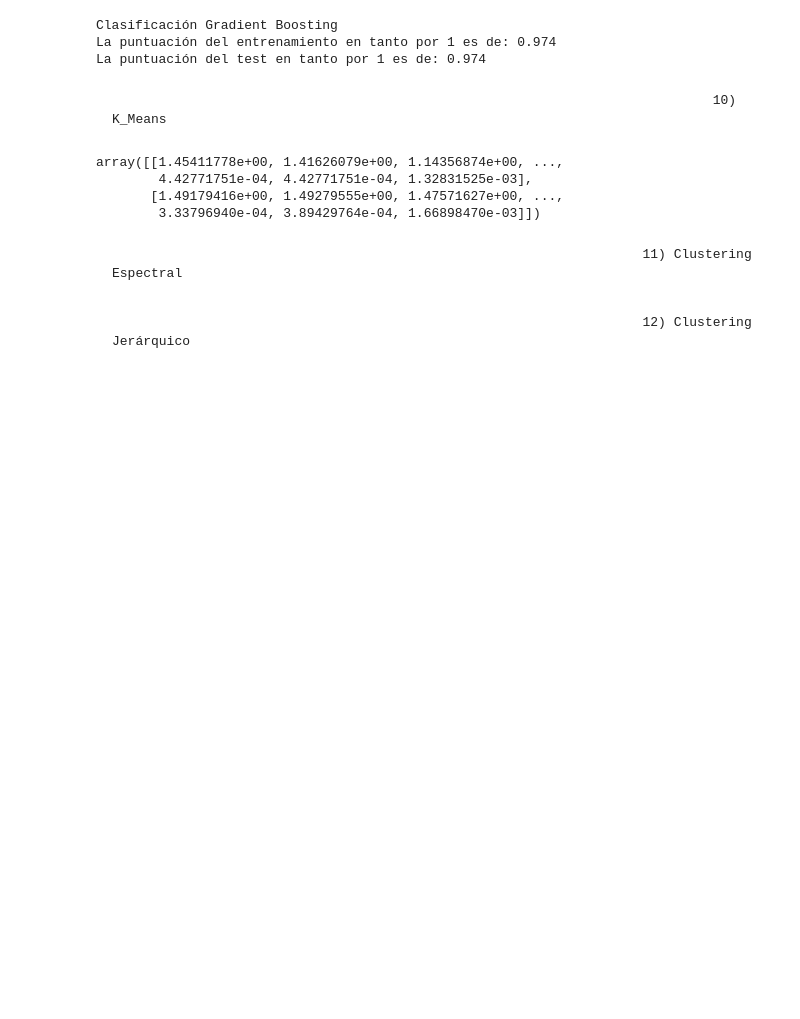
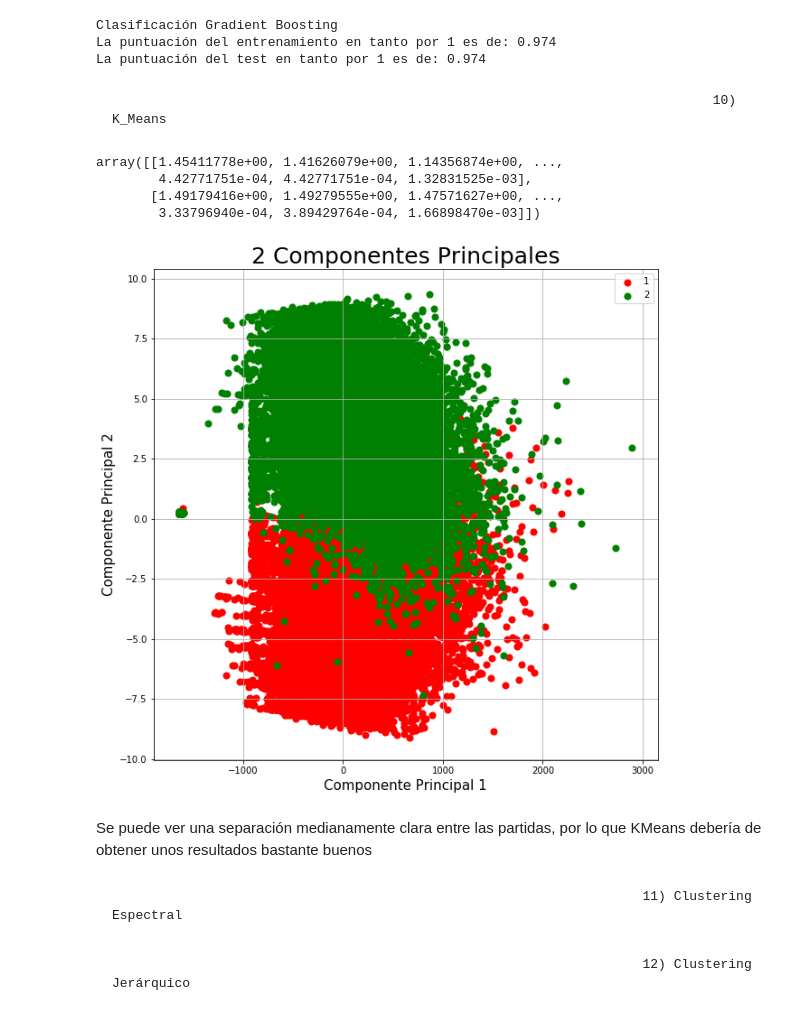
Before and after one commit to JParzival/TFE, a Jupyter notebook: league_ml.ipynb, the cells around one changed output. Saved outputs shown, nothing was run; the diff lists cells and outputs as text; code cells hidden in the pictures; blank space fills up the shorter version.

Commit message:
Añadido plot puntos

```diff
--- a/league_ml.ipynb
+++ b/league_ml.ipynb
@@ -797,6 +797,38 @@ array([[1.45411778e+00, 1.41626079e+00, 1.14356874e+00, ...,
         4.42771751e-04, 4.42771751e-04, 1.32831525e-03],
        [1.49179416e+00, 1.49279555e+00, 1.47571627e+00, ...,
         3.33796940e-04, 3.89429764e-04, 1.66898470e-03]])
+# %%
+# Esta representación no es la de KMeans, sino la real sobre las dos dimensiones más significativas
+
+from sklearn.decomposition import PCA
+
+pca = PCA(n_components=2)
+
+comp_p = pca.fit_transform(games_ml)
+df_pca_2 = pd.DataFrame(data = comp_p, columns = ['Componente Principal 1', 'Componente Principal 2'])
+
+df_pca_2 = pd.concat([df_pca_2, winner_ml], axis = 1)
+
+fig = plt.figure(figsize = (10,10))
+ax = fig.add_subplot(1,1,1)
+ax.set_xlabel('Componente Principal 1', fontsize = 15)
+ax.set_ylabel('Componente Principal 2', fontsize = 15)
+ax.set_title('2 Componentes Principales', fontsize = 25)
+targets = [1, 2]
+colors = ['r', 'g']
+
+for target, color in zip(targets,colors):
+    indicesToKeep = df_pca_2.iloc[:, 2] == target
+    ax.scatter(df_pca_2.loc[indicesToKeep, 'Componente Principal 1'], df_pca_2.loc[indicesToKeep, 'Componente Principal 2']
+               ,c = color ,s = 50)
+
+ax.legend(targets)
+plt.savefig("imagenes/Plot Kmeans.png")
+ax.grid()
+# %% [output]
+[figure, added]
+# %% [markdown]
+Se puede ver una separación medianamente clara entre las partidas, por lo que KMeans debería de obtener unos resultados bastante buenos
 # %% [markdown]
                                                                         11) Clustering Espectral
 # %%
```
Also changed, not shown: parts of 3 cells of this notebook, 1 other file.
